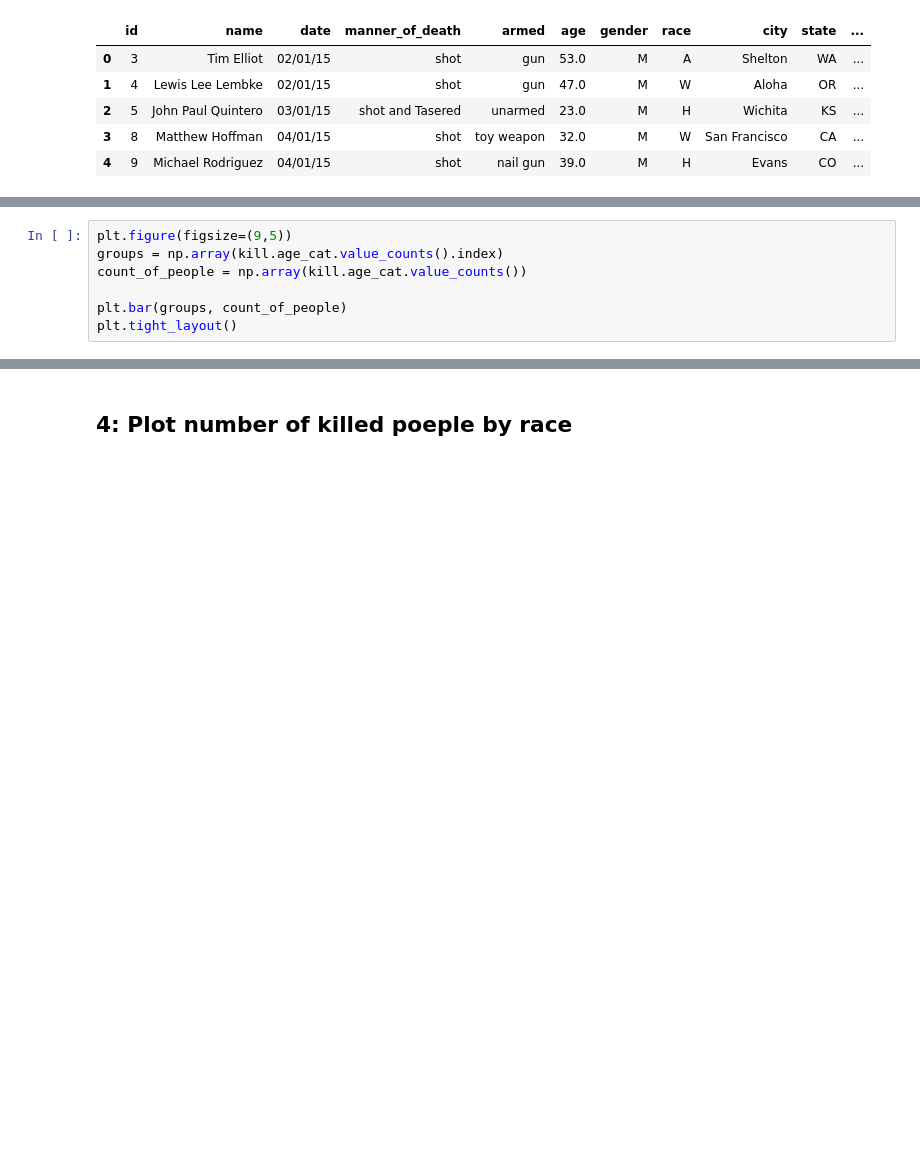
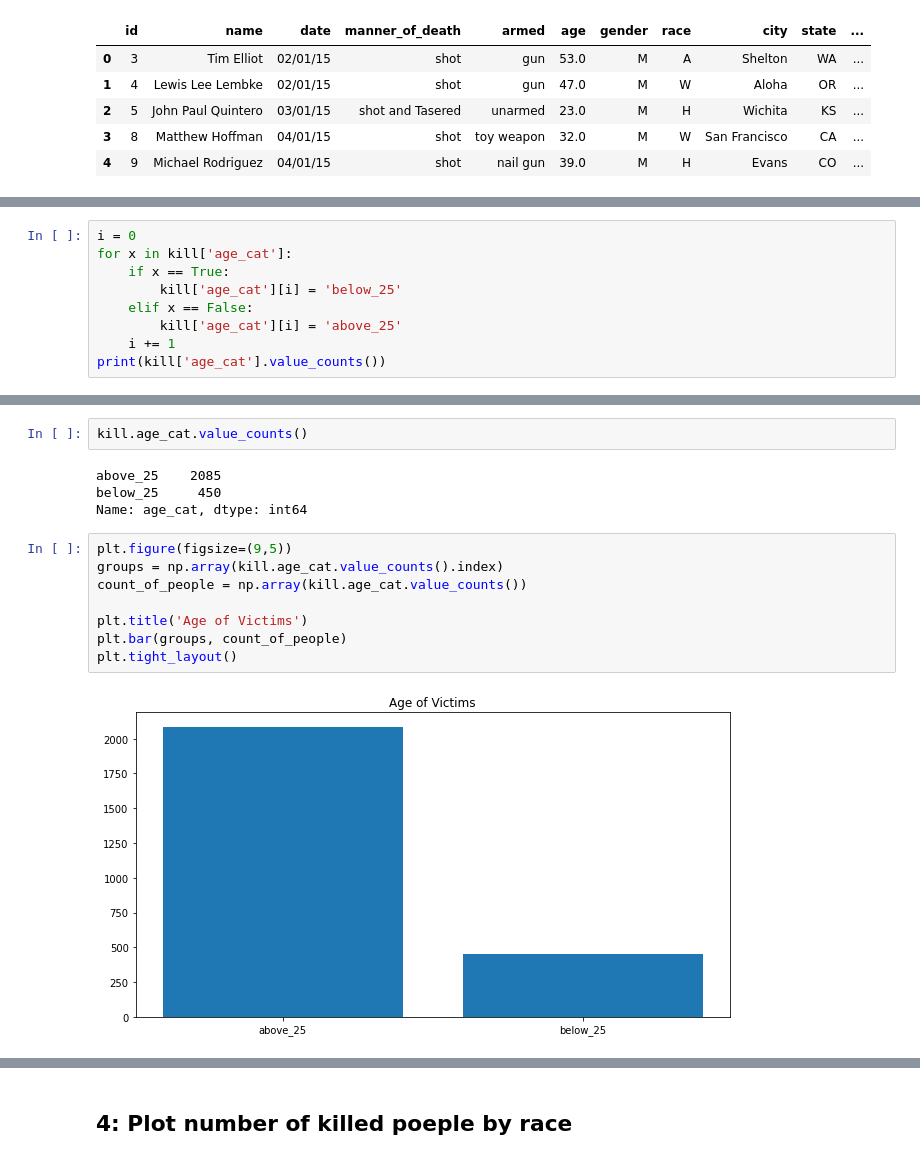
Before and after one commit to brandonbaldwin8597/Data-Science-Workshops, a Jupyter notebook: DV_Assignment_1_student.ipynb, the cells around one changed output, grey strips where cells are left out. Cells and saved outputs as stored; diff of their text form; blank space fills up the shorter version.

```diff
--- a/DV_Assignment_1_student.ipynb
+++ b/DV_Assignment_1_student.ipynb
@@ -106 +98,10 @@ below25     630
 Name: age_cat, dtype: int64
+# %%
+i = 0
+for x in kill['age_cat']:
+    if x == True:
+        kill['age_cat'][i] = 'below_25'
+    elif x == False:
+        kill['age_cat'][i] = 'above_25'
+    i += 1
+print(kill['age_cat'].value_counts())
@@ -107,7 +121,16 @@ Name: age_cat, dtype: int64
+# %%
+kill.age_cat.value_counts()
+# %% [output]
+above_25    2085
+below_25     450
+Name: age_cat, dtype: int64
 # %%
 plt.figure(figsize=(9,5))
 groups = np.array(kill.age_cat.value_counts().index)
 count_of_people = np.array(kill.age_cat.value_counts())
 
+plt.title('Age of Victims')
 plt.bar(groups, count_of_people)
 plt.tight_layout()
+# %% [output]
+[figure, added]
```
Also changed, not shown: parts of 12 cells of this notebook, 5 other files.
